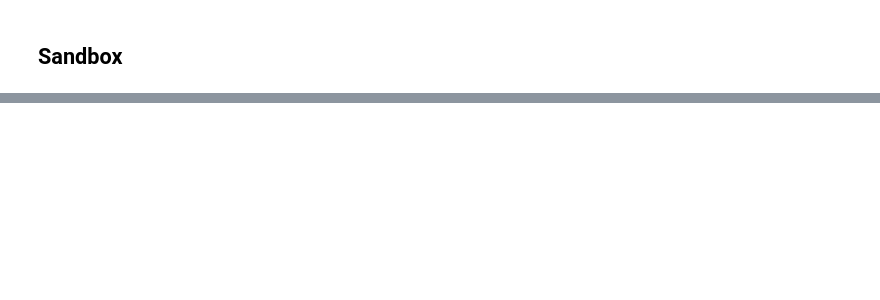
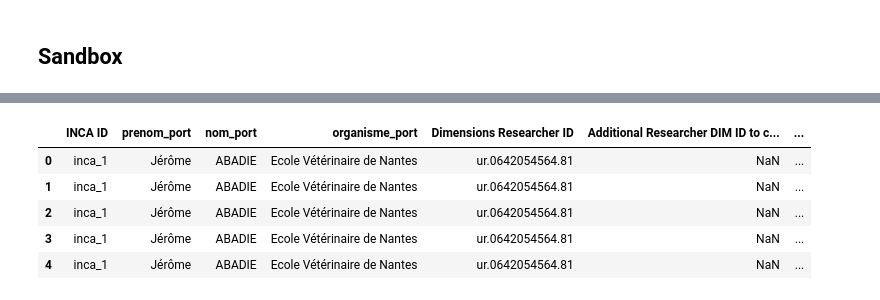
Before and after one commit to Coleridge-Initiative/helios, a Jupyter notebook: scripts/summary_stats.ipynb, the cells around one changed output, grey strips where cells are left out. Cells and saved outputs as stored; diff of their text form; code cells hidden in the pictures; blank space fills up the shorter version.

```diff
--- a/scripts/summary_stats.ipynb
+++ b/scripts/summary_stats.ipynb
@@ -271,0 +505,9 @@ Name: for, dtype: int64
+# %%
+pub_dtl.head()
+# %% [output]
+|  | INCA ID | prenom_port | nom_port | organisme_port | Dimensions Researcher ID | Additional Researcher DIM ID to c... | ... |
+| 0 | inca_1 | Jérôme | ABADIE | Ecole Vétérinaire de Nantes | ur.0642054564.81 | NaN | ... |
+| 1 | inca_1 | Jérôme | ABADIE | Ecole Vétérinaire de Nantes | ur.0642054564.81 | NaN | ... |
+| 2 | inca_1 | Jérôme | ABADIE | Ecole Vétérinaire de Nantes | ur.0642054564.81 | NaN | ... |
+| 3 | inca_1 | Jérôme | ABADIE | Ecole Vétérinaire de Nantes | ur.0642054564.81 | NaN | ... |
+| 4 | inca_1 | Jérôme | ABADIE | Ecole Vétérinaire de Nantes | ur.0642054564.81 | NaN | ... |
```
Also changed, not shown: parts of 41 cells of this notebook.
